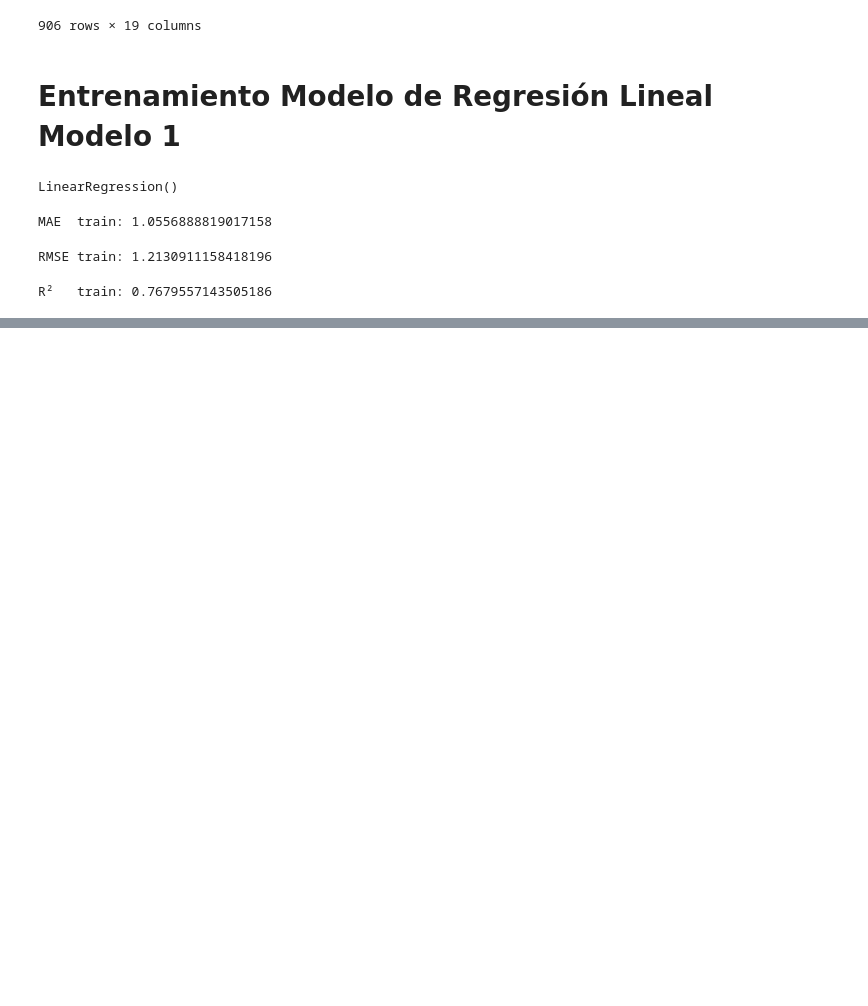
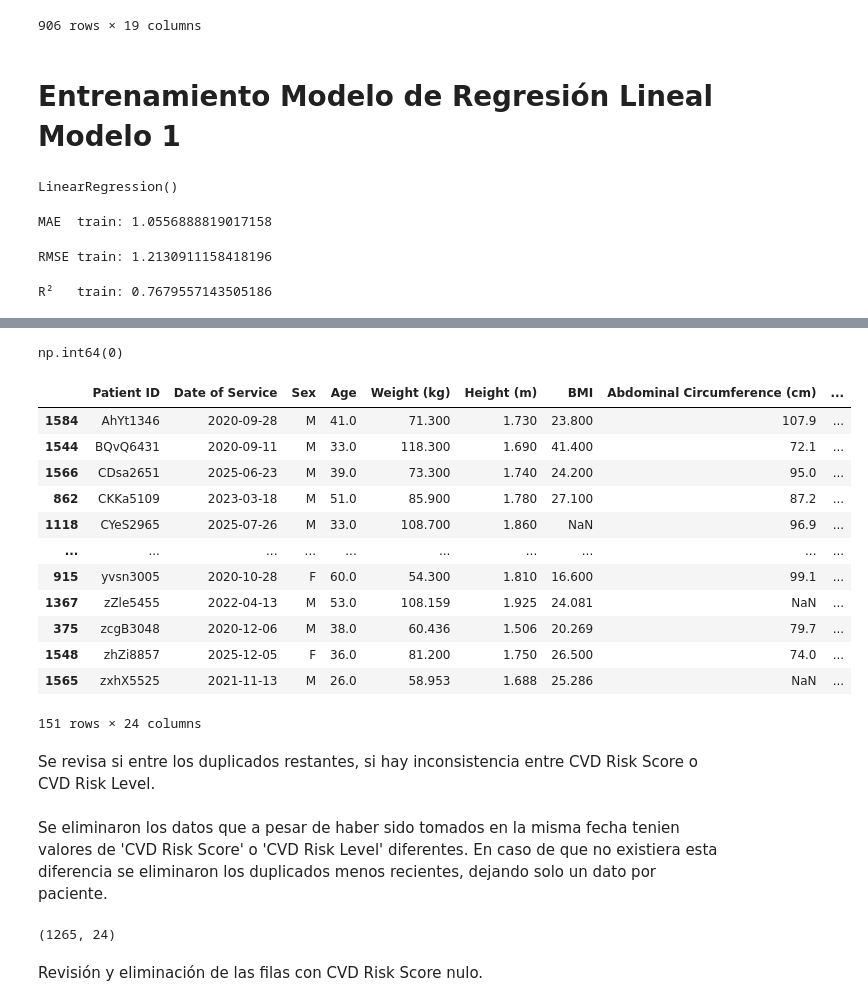
Before and after one commit to AlisonAristizabal/MaterialDeClase-ISIS-2611, a Jupyter notebook: Laboratorios/L1 Regresion Lineal/AnlisisDatos.ipynb, the cells around one changed output, grey strips where cells are left out. Drawn from its saved outputs; the diff is of its cells as text; code cells hidden in the pictures; blank space fills up the shorter version.

```diff
--- a/Laboratorios/L1 Regresion Lineal/AnlisisDatos.ipynb
+++ b/Laboratorios/L1 Regresion Lineal/AnlisisDatos.ipynb
@@ -845,0 +847,2 @@ R²   train: 0.7679557143505186
+# %%
+dataModelo2=data.copy()
@@ -845,0 +856,14 @@ R²   train: 0.7679557143505186
+# %%
+def convertir_fecha(fecha):
+    if pd.isna(fecha):
+        return pd.NaT
+    try:
+        return pd.to_datetime(fecha)
+    except:
+        try:
+            return pd.Timestamp(parser.parse(str(fecha)))
+        except:
+            return pd.NaT
+
+dataModelo2['Date of Service'] = dataModelo2['Date of Service'].apply(convertir_fecha)
+dataModelo2
@@ -845,0 +884,22 @@ R²   train: 0.7679557143505186
+# %%
+dataModelo2['Date of Service'].isna().sum()
+# %% [output]
+np.int64(0)
+# %%
+dataModelo2[dataModelo2.duplicated(keep='first')].sort_values("Patient ID")
+# %% [output]
+|  | Patient ID | Date of Service | Sex | Age | Weight (kg) | Height (m) | BMI | Abdominal Circumference (cm) | ... |
+| 1584 | AhYt1346 | 2020-09-28 | M | 41.0 | 71.300 | 1.730 | 23.800 | 107.9 | ... |
+| 1544 | BQvQ6431 | 2020-09-11 | M | 33.0 | 118.300 | 1.690 | 41.400 | 72.1 | ... |
+| 1566 | CDsa2651 | 2025-06-23 | M | 39.0 | 73.300 | 1.740 | 24.200 | 95.0 | ... |
+| 862 | CKKa5109 | 2023-03-18 | M | 51.0 | 85.900 | 1.780 | 27.100 | 87.2 | ... |
+| 1118 | CYeS2965 | 2025-07-26 | M | 33.0 | 108.700 | 1.860 | NaN | 96.9 | ... |
+| ... | ... | ... | ... | ... | ... | ... | ... | ... | ... |
+| 915 | yvsn3005 | 2020-10-28 | F | 60.0 | 54.300 | 1.810 | 16.600 | 99.1 | ... |
+| 1367 | zZle5455 | 2022-04-13 | M | 53.0 | 108.159 | 1.925 | 24.081 | NaN | ... |
+| 375 | zcgB3048 | 2020-12-06 | M | 38.0 | 60.436 | 1.506 | 20.269 | 79.7 | ... |
+| 1548 | zhZi8857 | 2025-12-05 | F | 36.0 | 81.200 | 1.750 | 26.500 | 74.0 | ... |
+| 1565 | zxhX5525 | 2021-11-13 | M | 26.0 | 58.953 | 1.688 | 25.286 | NaN | ... |
+151 rows × 24 columns
+# %% [markdown]
+Se revisa si entre los duplicados restantes, si hay inconsistencia entre CVD Risk Score o CVD Risk Level.
@@ -845,0 +919,8 @@ R²   train: 0.7679557143505186
+# %% [markdown]
+Se eliminaron los datos que a pesar de haber sido tomados en la misma fecha tenien valores de 'CVD Risk Score' o 'CVD Risk Level' diferentes. En caso de que no existiera esta diferencia se eliminaron los duplicados menos recientes, dejando solo un dato por paciente.
+# %%
+dataModelo2.shape
+# %% [output]
+(1265, 24)
+# %% [markdown]
+Revisión y eliminación de las filas con CVD Risk Score nulo.
```
Also changed, not shown: parts of 40 cells of this notebook.
